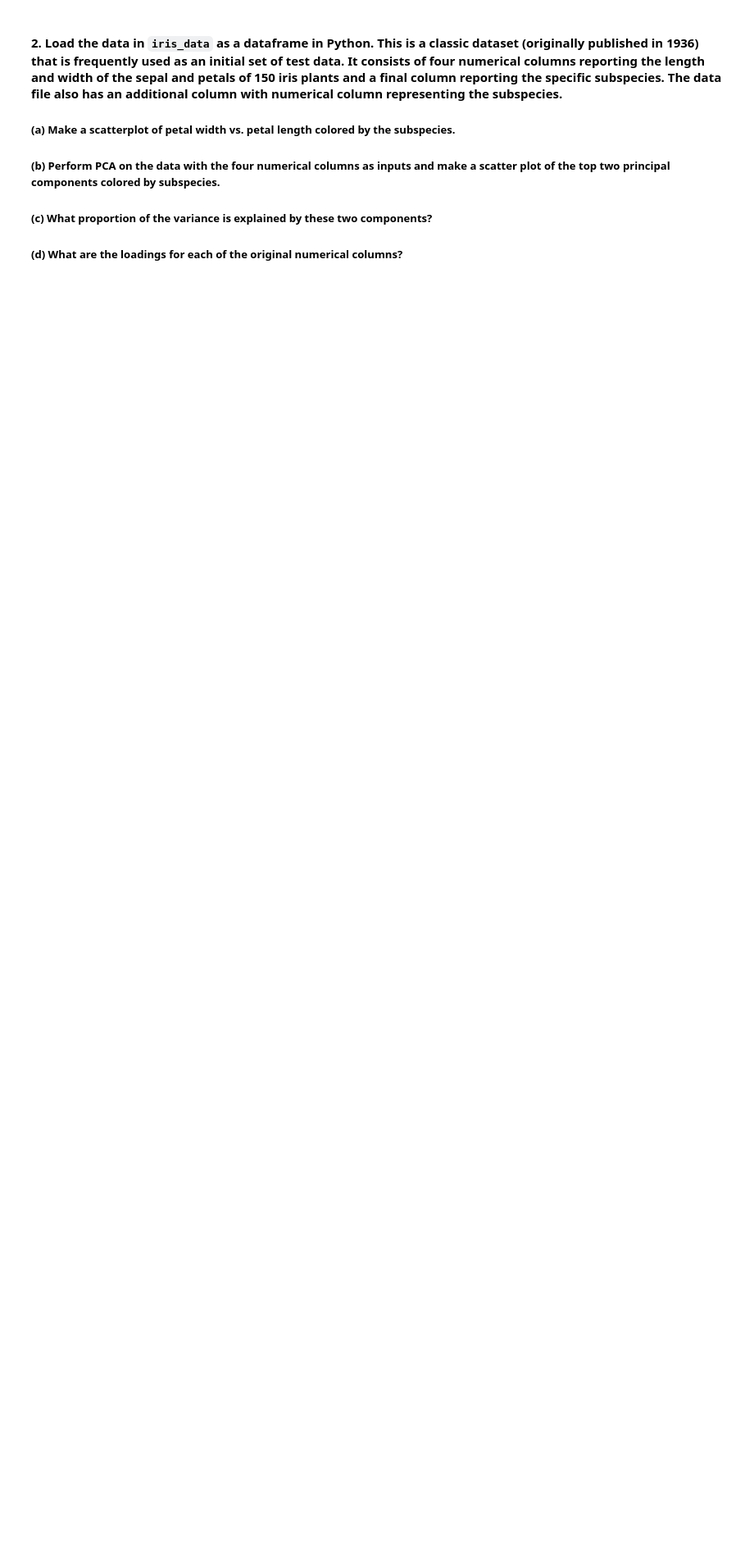
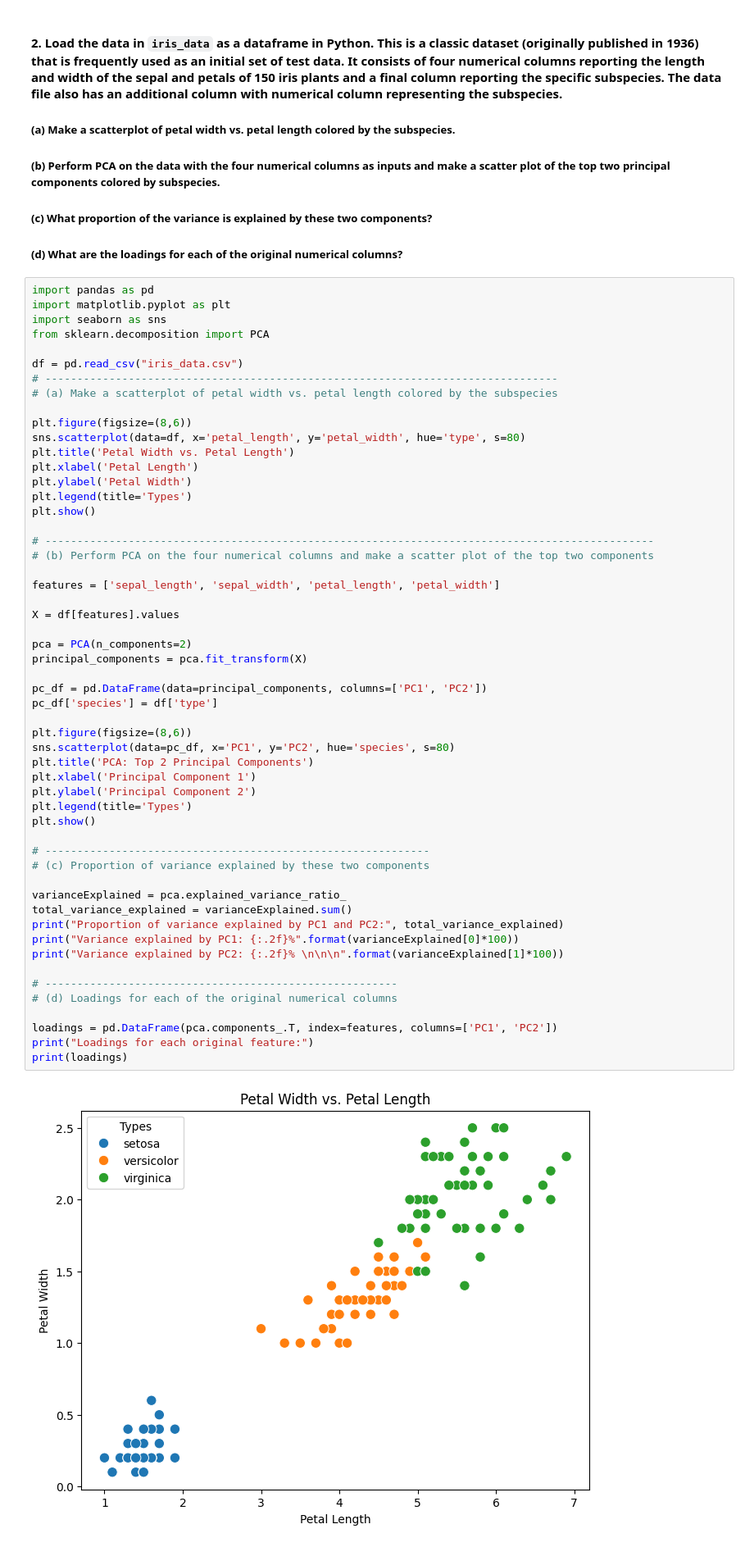
Before and after one commit to mmanning95/DATA115_2025Sping_PS4_Team4_Manning_Durben_Feltmann_Lana_Palmer, a Jupyter notebook: DATA115_2024Fall_PS4.ipynb, the cells around one changed output. Shown: that part at 82% size. Drawn from its saved outputs; the diff is of its cells as text; blank space fills up the shorter version.

```diff
--- a/DATA115_2024Fall_PS4.ipynb
+++ b/DATA115_2024Fall_PS4.ipynb
@@ -25,3 +51,59 @@
 ##### (c) What proportion of the variance is explained by these two components?
 
 ##### (d) What are the loadings for each of the original numerical columns?
+# %%
+import pandas as pd
+import matplotlib.pyplot as plt
+import seaborn as sns
+from sklearn.decomposition import PCA
+
+df = pd.read_csv("iris_data.csv")
+# --------------------------------------------------------------------------------
+# (a) Make a scatterplot of petal width vs. petal length colored by the subspecies
+
+plt.figure(figsize=(8,6))
+sns.scatterplot(data=df, x='petal_length', y='petal_width', hue='type', s=80)
+plt.title('Petal Width vs. Petal Length')
+plt.xlabel('Petal Length')
+plt.ylabel('Petal Width')
+plt.legend(title='Types')
+plt.show()
+
+# -----------------------------------------------------------------------------------------------
+# (b) Perform PCA on the four numerical columns and make a scatter plot of the top two components
+
+features = ['sepal_length', 'sepal_width', 'petal_length', 'petal_width']
+
+X = df[features].values
+
+pca = PCA(n_components=2)
+principal_components = pca.fit_transform(X)
+
+pc_df = pd.DataFrame(data=principal_components, columns=['PC1', 'PC2'])
+pc_df['species'] = df['type']
+
+plt.figure(figsize=(8,6))
+sns.scatterplot(data=pc_df, x='PC1', y='PC2', hue='species', s=80)
+plt.title('PCA: Top 2 Principal Components')
+plt.xlabel('Principal Component 1')
+plt.ylabel('Principal Component 2')
+plt.legend(title='Types')
+plt.show()
+
+# ------------------------------------------------------------
+# (c) Proportion of variance explained by these two components
+
+varianceExplained = pca.explained_variance_ratio_
+total_variance_explained = varianceExplained.sum()
+print("Proportion of variance explained by PC1 and PC2:", total_variance_explained)
+print("Variance explained by PC1: {:.2f}%".format(varianceExplained[0]*100))
+print("Variance explained by PC2: {:.2f}% \n\n\n".format(varianceExplained[1]*100))
+
+# -------------------------------------------------------
+# (d) Loadings for each of the original numerical columns
+
+loadings = pd.DataFrame(pca.components_.T, index=features, columns=['PC1', 'PC2'])
+print("Loadings for each original feature:")
+print(loadings)
+# %% [output]
+[figure, added]
```
Also changed, not shown: parts of 4 cells of this notebook.
